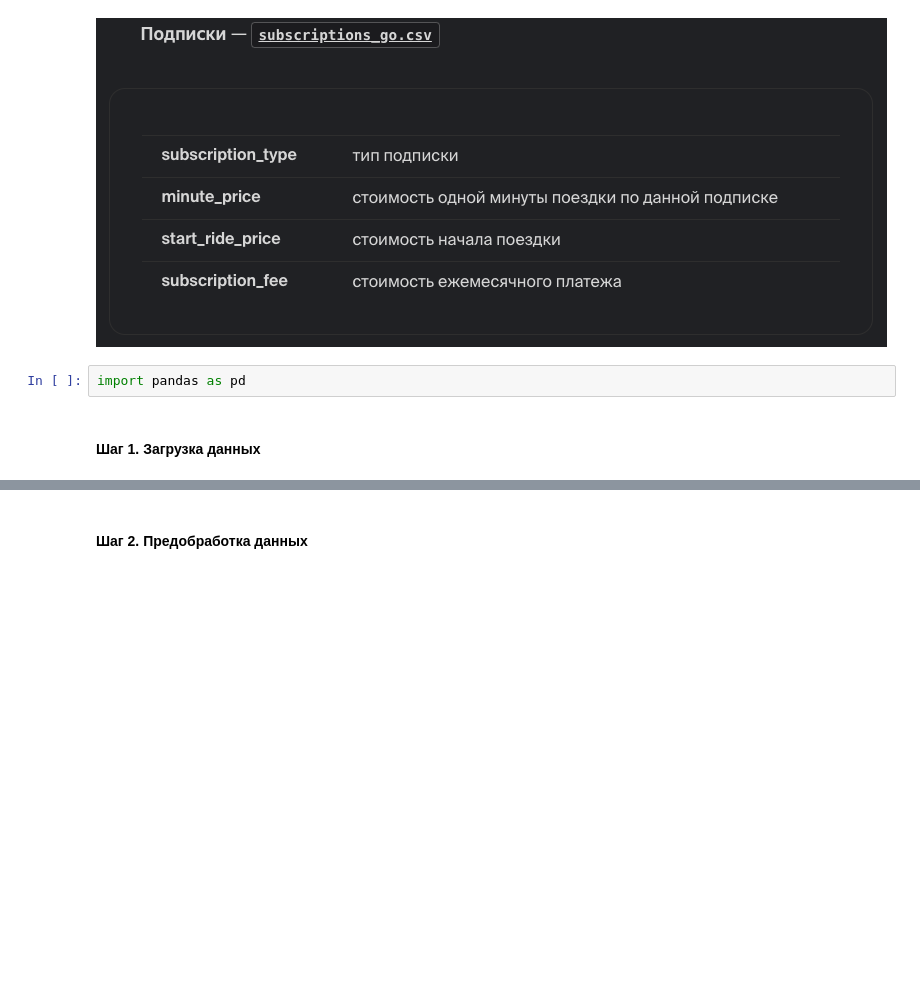
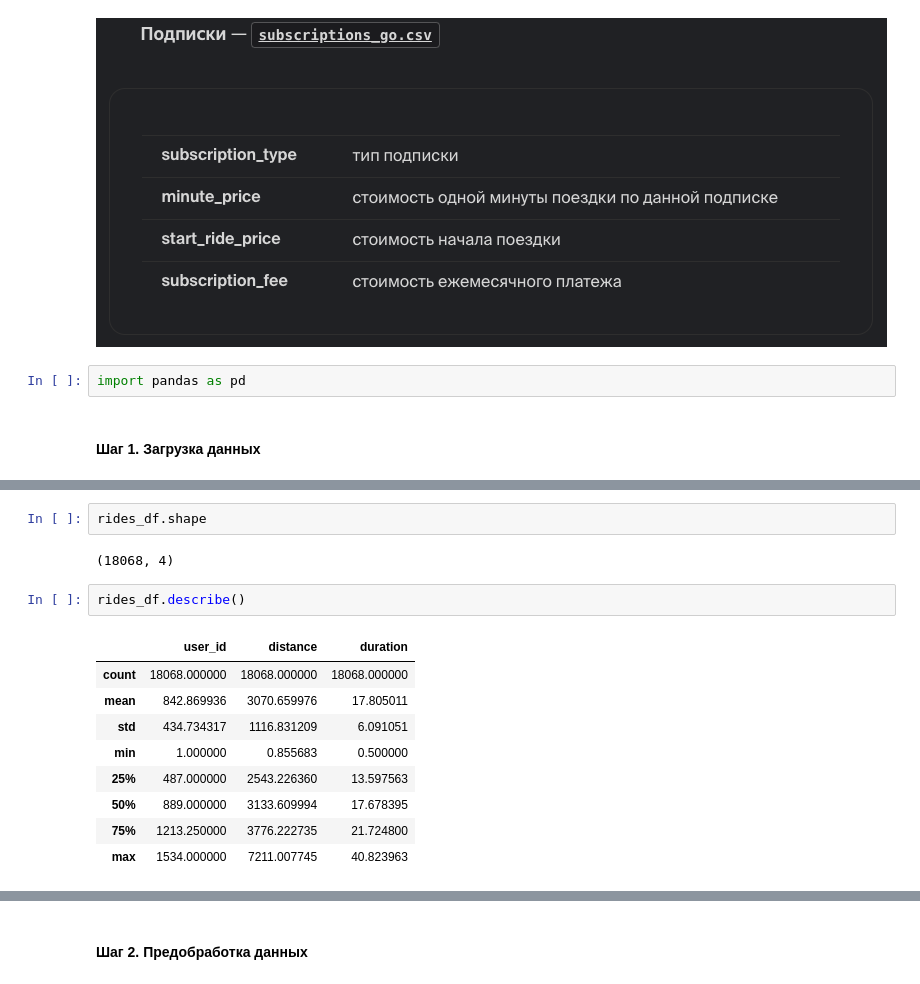
Before and after one commit to anthonypotekhin/studying, a Jupyter notebook: yandex_practicum/statistics_analysis_proj.ipynb, the cells around one changed output, grey strips where cells are left out. Saved outputs shown, nothing was run; the diff lists cells and outputs as text; blank space fills up the shorter version.

```diff
--- a/yandex_practicum/statistics_analysis_proj.ipynb
+++ b/yandex_practicum/statistics_analysis_proj.ipynb
@@ -31,0 +104,16 @@ import pandas as pd
+# %%
+rides_df.shape
+# %% [output]
+(18068, 4)
+# %%
+rides_df.describe()
+# %% [output]
+|  | user_id | distance | duration |
+| count | 18068.000000 | 18068.000000 | 18068.000000 |
+| mean | 842.869936 | 3070.659976 | 17.805011 |
+| std | 434.734317 | 1116.831209 | 6.091051 |
+| min | 1.000000 | 0.855683 | 0.500000 |
+| 25% | 487.000000 | 2543.226360 | 13.597563 |
+| 50% | 889.000000 | 3133.609994 | 17.678395 |
+| 75% | 1213.250000 | 3776.222735 | 21.724800 |
+| max | 1534.000000 | 7211.007745 | 40.823963 |
```
Also changed, not shown: parts of 44 cells of this notebook.
